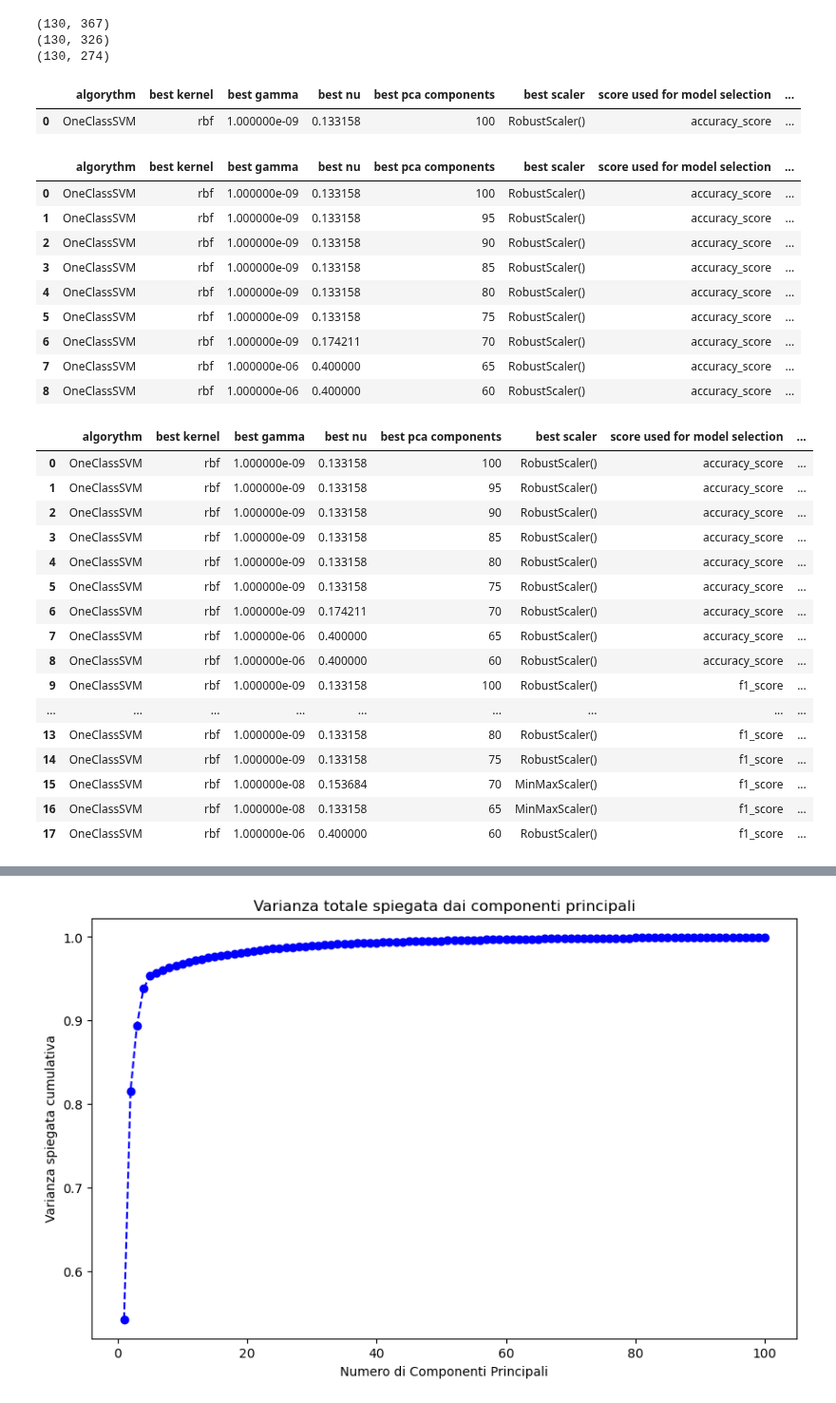
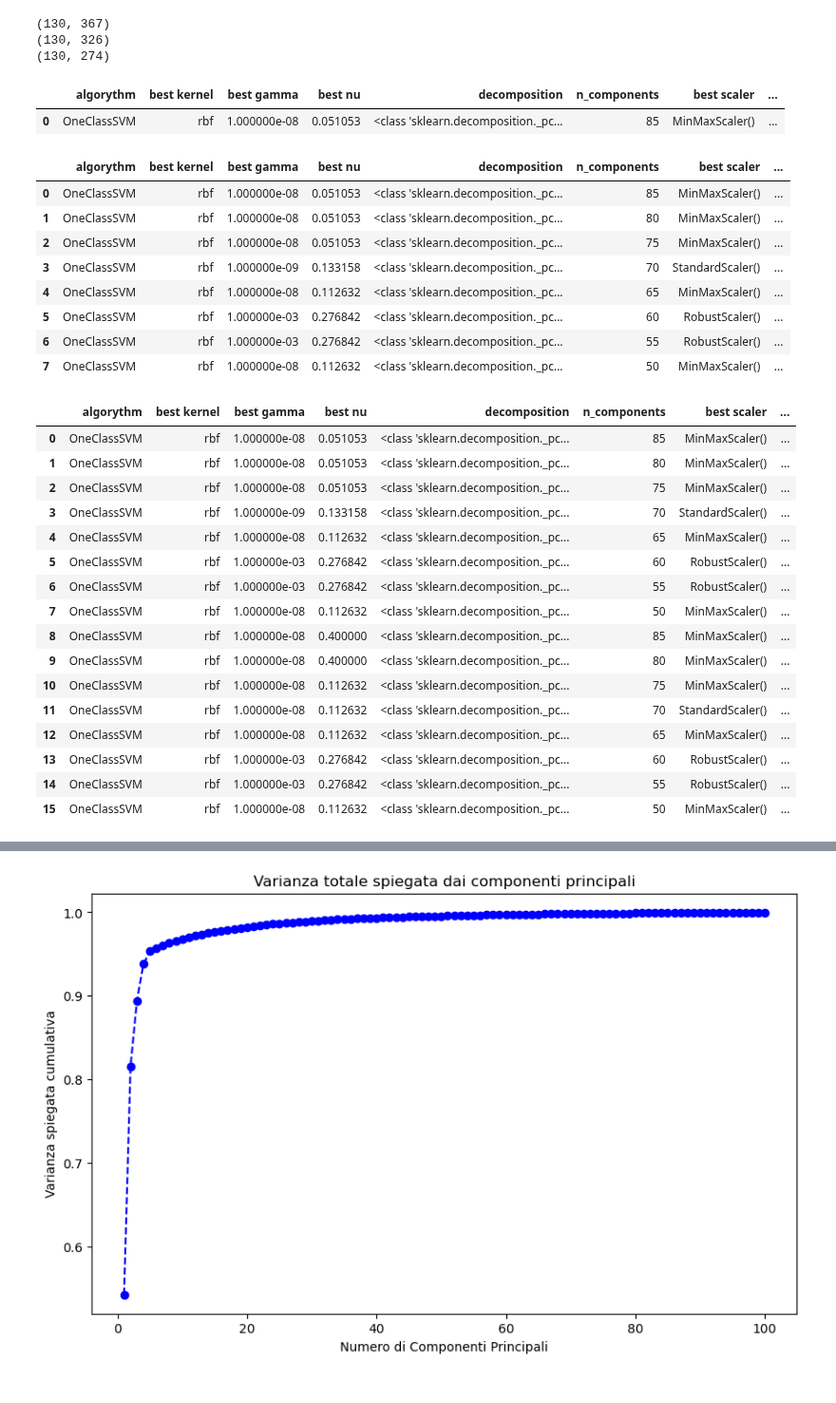
Before and after one commit to chrfum/one-class_classifier, a Jupyter notebook: run-over_classifier/classifiers/svm.ipynb, the cells around one changed output, grey strips where cells are left out. Shown at 95% size. Drawn from its saved outputs; the diff is of its cells as text; code cells hidden in the pictures.

Commit message:
ripetuti esperimenti con ridotto numero di fold

```diff
--- a/run-over_classifier/classifiers/svm.ipynb
+++ b/run-over_classifier/classifiers/svm.ipynb
@@ -62,10 +62,10 @@ logger = logging.getLogger()
 logger.handlers = []
 logger.addHandler(file_handler)
 # %%
-def nested_cv_extended(X, random_seed, decomposition, n_outer_folds=5, n_inner_folds=3, n_components=5, mod_selection_score=accuracy_score, positive_class=0):
+def nested_cv(X, random_seed, decomposition, n_outer_folds=7, n_inner_folds=5, n_components=60, mod_selection_score=accuracy_score, positive_class=0):
     kernels = ['linear', 'rbf']
     gammas = np.logspace(-9, 3, 13)
-    nus = np.linspace(0.01, 0.40, 10) # 20 for PCA and TruncatedSVD, 10 for FastICA
+    nus = np.linspace(0.01, 0.40, 20)
     scalers = [StandardScaler(), MinMaxScaler(), RobustScaler()]
 
     best_params = {'kernel': '', 'gamma': 0, 'nu': 0, 'components': 0, 'scaler': ''}
@@ -187,48 +187,47 @@ def nested_cv_extended(X, random_seed, decomposition, n_outer_folds=5, n_inner_f
         'class': positive_class
     }
 # %%
-results = nested_cv_extended(X, random_seed, n_outer_folds=13, n_inner_folds=6, pca_components=100, mod_selection_score=accuracy_score, positive_class=0)
+results = nested_cv(X, random_seed, decomposition=PCA, n_components=85, mod_selection_score=accuracy_score, positive_class=0)
 scores_df = pd.DataFrame(results, index=[0])
 scores_df
 # %% [output]
-|  | algorythm | best kernel | best gamma | best nu | best pca components | best scaler | score used for model selection | ... |
-| 0 | OneClassSVM | rbf | 1.000000e-09 | 0.133158 | 100 | RobustScaler() | accuracy_score | ... |
+|  | algorythm | best kernel | best gamma | best nu | decomposition | n_components | best scaler | ... |
+| 0 | OneClassSVM | rbf | 1.000000e-08 | 0.051053 | <class 'sklearn.decomposition._pc... | 85 | MinMaxScaler() | ... |
 # %%
-for pca_comps in np.arange(95, 59, -5):
-    scores_df = add_record(scores_df, nested_cv_extended(X, random_seed, n_outer_folds=13, n_inner_folds=6, pca_components=pca_comps, mod_selection_score=accuracy_score, positive_class=0))
+for pca_comps in np.arange(80, 49, -5):
+    scores_df = add_record(scores_df, nested_cv(X, random_seed, decomposition=PCA, n_components=pca_comps, mod_selection_score=accuracy_score, positive_class=0))
 
 scores_df
 # %% [output]
-|  | algorythm | best kernel | best gamma | best nu | best pca components | best scaler | score used for model selection | ... |
-| 0 | OneClassSVM | rbf | 1.000000e-09 | 0.133158 | 100 | RobustScaler() | accuracy_score | ... |
-| 1 | OneClassSVM | rbf | 1.000000e-09 | 0.133158 | 95 | RobustScaler() | accuracy_score | ... |
-| 2 | OneClassSVM | rbf | 1.000000e-09 | 0.133158 | 90 | RobustScaler() | accuracy_score | ... |
-| 3 | OneClassSVM | rbf | 1.000000e-09 | 0.133158 | 85 | RobustScaler() | accuracy_score | ... |
-| 4 | OneClassSVM | rbf | 1.000000e-09 | 0.133158 | 80 | RobustScaler() | accuracy_score | ... |
-| 5 | OneClassSVM | rbf | 1.000000e-09 | 0.133158 | 75 | RobustScaler() | accuracy_score | ... |
-| 6 | OneClassSVM | rbf | 1.000000e-09 | 0.174211 | 70 | RobustScaler() | accuracy_score | ... |
-| 7 | OneClassSVM | rbf | 1.000000e-06 | 0.400000 | 65 | RobustScaler() | accuracy_score | ... |
-| 8 | OneClassSVM | rbf | 1.000000e-06 | 0.400000 | 60 | RobustScaler() | accuracy_score | ... |
+|  | algorythm | best kernel | best gamma | best nu | decomposition | n_components | best scaler | ... |
+| 0 | OneClassSVM | rbf | 1.000000e-08 | 0.051053 | <class 'sklearn.decomposition._pc... | 85 | MinMaxScaler() | ... |
+| 1 | OneClassSVM | rbf | 1.000000e-08 | 0.051053 | <class 'sklearn.decomposition._pc... | 80 | MinMaxScaler() | ... |
+| 2 | OneClassSVM | rbf | 1.000000e-08 | 0.051053 | <class 'sklearn.decomposition._pc... | 75 | MinMaxScaler() | ... |
+| 3 | OneClassSVM | rbf | 1.000000e-09 | 0.133158 | <class 'sklearn.decomposition._pc... | 70 | StandardScaler() | ... |
+| 4 | OneClassSVM | rbf | 1.000000e-08 | 0.112632 | <class 'sklearn.decomposition._pc... | 65 | MinMaxScaler() | ... |
+| 5 | OneClassSVM | rbf | 1.000000e-03 | 0.276842 | <class 'sklearn.decomposition._pc... | 60 | RobustScaler() | ... |
+| 6 | OneClassSVM | rbf | 1.000000e-03 | 0.276842 | <class 'sklearn.decomposition._pc... | 55 | RobustScaler() | ... |
+| 7 | OneClassSVM | rbf | 1.000000e-08 | 0.112632 | <class 'sklearn.decomposition._pc... | 50 | MinMaxScaler() | ... |
 # %%
-for pca_comps in np.arange(100, 59, -5):
-    scores_df = add_record(scores_df, nested_cv_extended(X, random_seed, n_outer_folds=13, n_inner_folds=6, pca_components=pca_comps, mod_selection_score=f1_score, positive_class=0))
+for pca_comps in np.arange(85, 49, -5):
+    scores_df = add_record(scores_df, nested_cv(X, random_seed, decomposition=PCA, n_components=pca_comps, mod_selection_score=f1_score, positive_class=0))
 
 scores_df
 # %% [output]
-|  | algorythm | best kernel | best gamma | best nu | best pca components | best scaler | score used for model selection | ... |
-| 0 | OneClassSVM | rbf | 1.000000e-09 | 0.133158 | 100 | RobustScaler() | accuracy_score | ... |
-| 1 | OneClassSVM | rbf | 1.000000e-09 | 0.133158 | 95 | RobustScaler() | accuracy_score | ... |
-| 2 | OneClassSVM | rbf | 1.000000e-09 | 0.133158 | 90 | RobustScaler() | accuracy_score | ... |
-| 3 | OneClassSVM | rbf | 1.000000e-09 | 0.133158 | 85 | RobustScaler() | accuracy_score | ... |
-| 4 | OneClassSVM | rbf | 1.000000e-09 | 0.133158 | 80 | RobustScaler() | accuracy_score | ... |
-| 5 | OneClassSVM | rbf | 1.000000e-09 | 0.133158 | 75 | RobustScaler() | accuracy_score | ... |
-| 6 | OneClassSVM | rbf | 1.000000e-09 | 0.174211 | 70 | RobustScaler() | accuracy_score | ... |
-| 7 | OneClassSVM | rbf | 1.000000e-06 | 0.400000 | 65 | RobustScaler() | accuracy_score | ... |
-| 8 | OneClassSVM | rbf | 1.000000e-06 | 0.400000 | 60 | RobustScaler() | accuracy_score | ... |
-| 9 | OneClassSVM | rbf | 1.000000e-09 | 0.133158 | 100 | RobustScaler() | f1_score | ... |
-| ... | ... | ... | ... | ... | ... | ... | ... | ... |
-| 13 | OneClassSVM | rbf | 1.000000e-09 | 0.133158 | 80 | RobustScaler() | f1_score | ... |
-| 14 | OneClassSVM | rbf | 1.000000e-09 | 0.133158 | 75 | RobustScaler() | f1_score | ... |
-| 15 | OneClassSVM | rbf | 1.000000e-08 | 0.153684 | 70 | MinMaxScaler() | f1_score | ... |
-| 16 | OneClassSVM | rbf | 1.000000e-08 | 0.133158 | 65 | MinMaxScaler() | f1_score | ... |
-| 17 | OneClassSVM | rbf | 1.000000e-06 | 0.400000 | 60 | RobustScaler() | f1_score | ... |
+|  | algorythm | best kernel | best gamma | best nu | decomposition | n_components | best scaler | ... |
+| 0 | OneClassSVM | rbf | 1.000000e-08 | 0.051053 | <class 'sklearn.decomposition._pc... | 85 | MinMaxScaler() | ... |
+| 1 | OneClassSVM | rbf | 1.000000e-08 | 0.051053 | <class 'sklearn.decomposition._pc... | 80 | MinMaxScaler() | ... |
+| 2 | OneClassSVM | rbf | 1.000000e-08 | 0.051053 | <class 'sklearn.decomposition._pc... | 75 | MinMaxScaler() | ... |
+| 3 | OneClassSVM | rbf | 1.000000e-09 | 0.133158 | <class 'sklearn.decomposition._pc... | 70 | StandardScaler() | ... |
+| 4 | OneClassSVM | rbf | 1.000000e-08 | 0.112632 | <class 'sklearn.decomposition._pc... | 65 | MinMaxScaler() | ... |
+| 5 | OneClassSVM | rbf | 1.000000e-03 | 0.276842 | <class 'sklearn.decomposition._pc... | 60 | RobustScaler() | ... |
+| 6 | OneClassSVM | rbf | 1.000000e-03 | 0.276842 | <class 'sklearn.decomposition._pc... | 55 | RobustScaler() | ... |
+| 7 | OneClassSVM | rbf | 1.000000e-08 | 0.112632 | <class 'sklearn.decomposition._pc... | 50 | MinMaxScaler() | ... |
+| 8 | OneClassSVM | rbf | 1.000000e-08 | 0.400000 | <class 'sklearn.decomposition._pc... | 85 | MinMaxScaler() | ... |
+| 9 | OneClassSVM | rbf | 1.000000e-08 | 0.400000 | <class 'sklearn.decomposition._pc... | 80 | MinMaxScaler() | ... |
+| 10 | OneClassSVM | rbf | 1.000000e-08 | 0.112632 | <class 'sklearn.decomposition._pc... | 75 | MinMaxScaler() | ... |
+| 11 | OneClassSVM | rbf | 1.000000e-08 | 0.112632 | <class 'sklearn.decomposition._pc... | 70 | StandardScaler() | ... |
+| 12 | OneClassSVM | rbf | 1.000000e-08 | 0.112632 | <class 'sklearn.decomposition._pc... | 65 | MinMaxScaler() | ... |
+| 13 | OneClassSVM | rbf | 1.000000e-03 | 0.276842 | <class 'sklearn.decomposition._pc... | 60 | RobustScaler() | ... |
+| 14 | OneClassSVM | rbf | 1.000000e-03 | 0.276842 | <class 'sklearn.decomposition._pc... | 55 | RobustScaler() | ... |
+| 15 | OneClassSVM | rbf | 1.000000e-08 | 0.112632 | <class 'sklearn.decomposition._pc... | 50 | MinMaxScaler() | ... |
```
Also changed, not shown: parts of 6 cells of this notebook.
